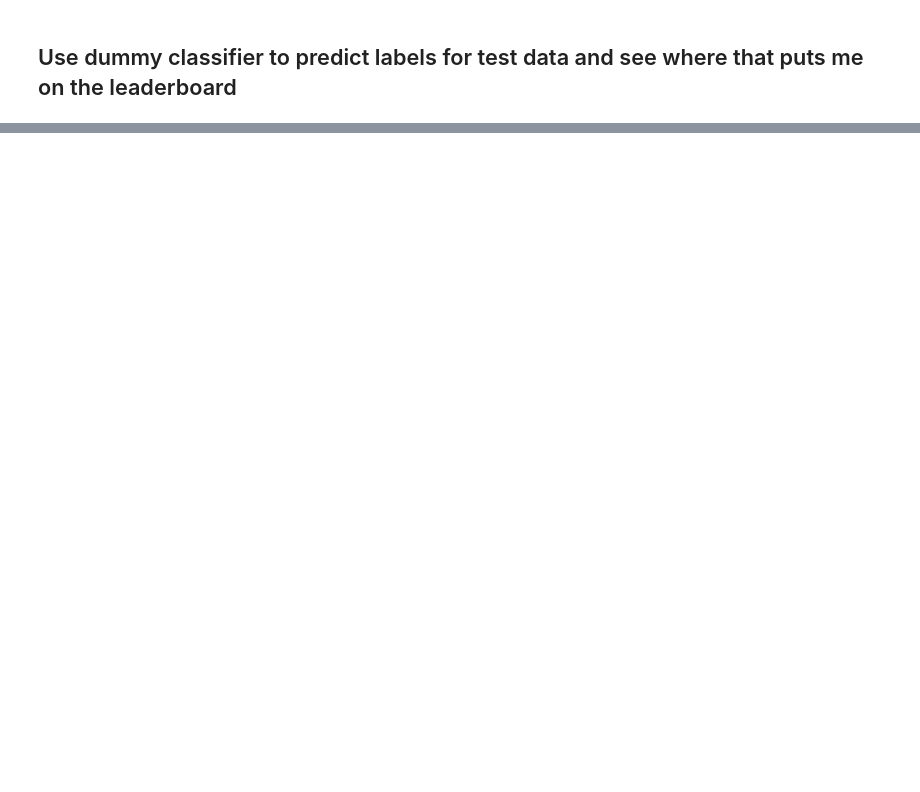
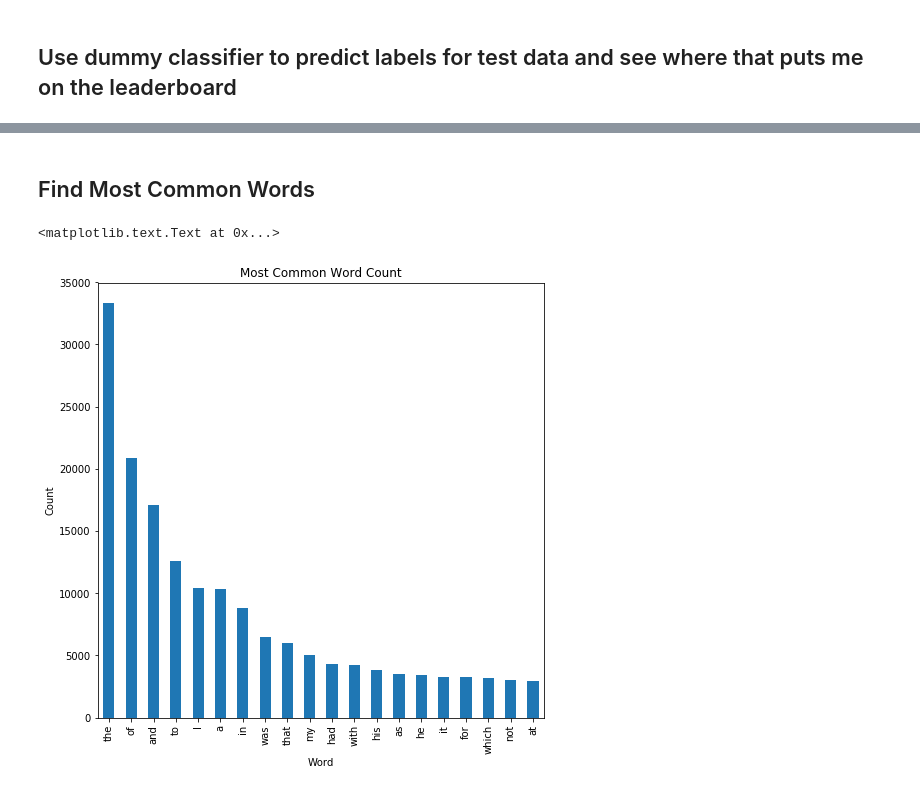
Before and after one commit to canyon289/SpookyAuthorNLP, a Jupyter notebook: notebooks/exploratory/Exploratory Analysis of Spooky Author Dataset.ipynb, the cells around one changed output, grey strips where cells are left out. Saved outputs shown, nothing was run; the diff lists cells and outputs as text; code cells hidden in the pictures; blank space fills up the shorter version.

```diff
--- a/notebooks/exploratory/Exploratory Analysis of Spooky Author Dataset.ipynb
+++ b/notebooks/exploratory/Exploratory Analysis of Spooky Author Dataset.ipynb
@@ -126,0 +106,16 @@ predict_model.submission_generator(test, dummy_clf, "DummyOutputs.csv")
+# %% [markdown]
+## Find Most Common Words
+# %%
+words = []
+for index, text in train['text'].iteritems():
+    for word in text.split(" "):
+        words.append(word)
+
+words_s = pd.Series(words)
+# %%
+ax = words_s.value_counts()[:20].plot(kind='bar', title="Most Common Word Count", figsize = (8,8))
+ax.set_xlabel("Word")
+ax.set_ylabel("Count")
+# %% [output]
+<matplotlib.text.Text at 0x...>
+[figure, added]
```
Also changed, not shown: parts of 8 cells of this notebook, 8 other files.
